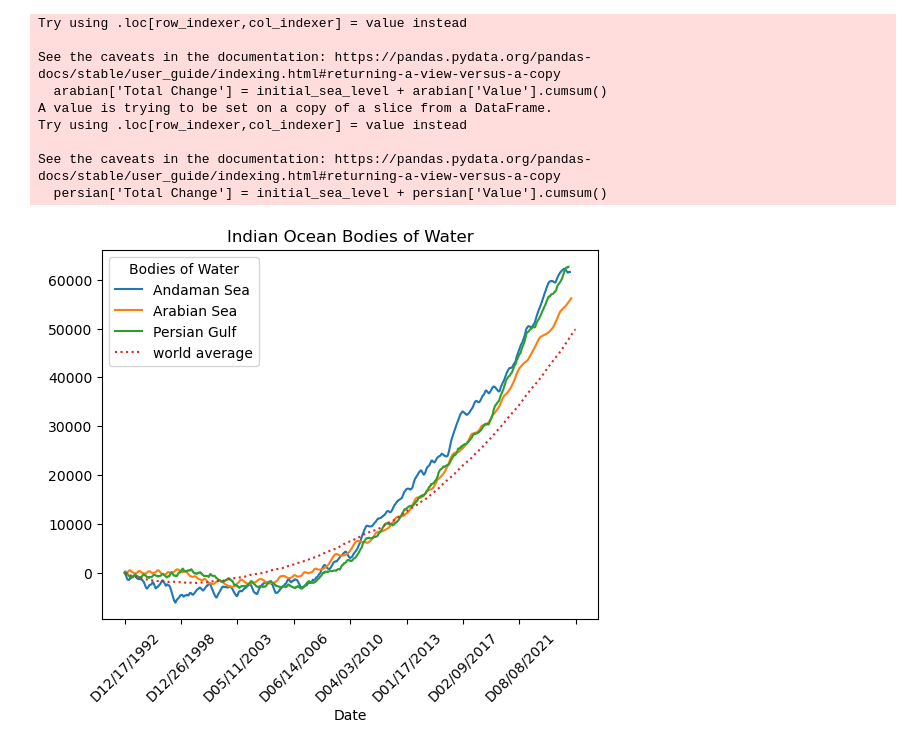
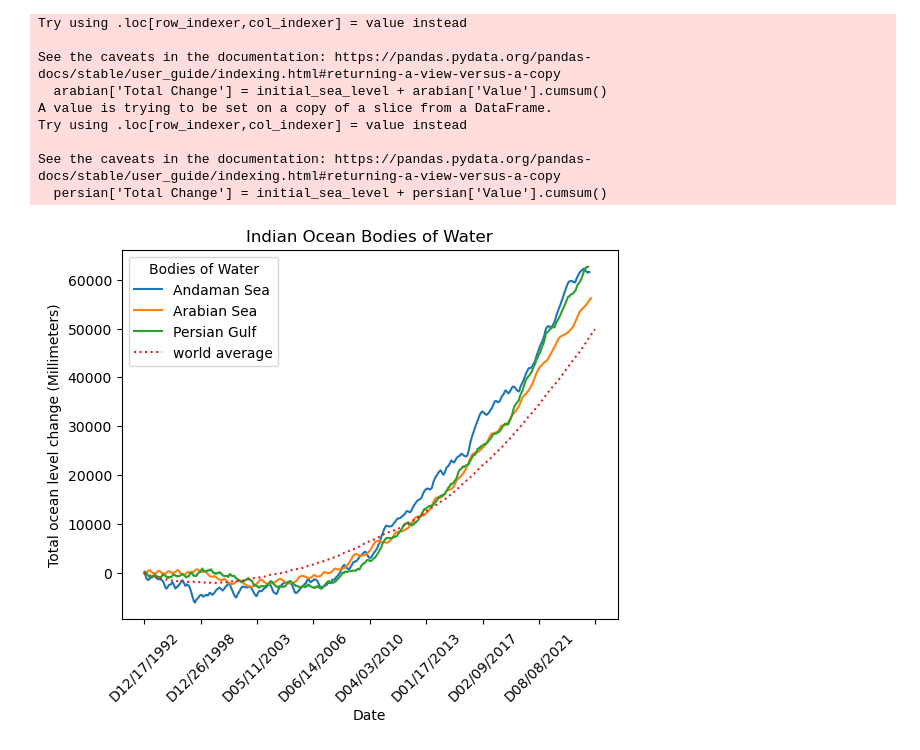
Before and after one commit to Ahshaam/Analysis_of_Sea_Levels, a Jupyter notebook: Project-1/Project_Notebook.ipynb, the cells around one changed output. Cells and saved outputs as stored; diff of their text form; code cells hidden in the pictures.

```diff
--- a/Project-1/Project_Notebook.ipynb
+++ b/Project-1/Project_Notebook.ipynb
@@ -549,16 +549,16 @@ See the caveats in the documentation: https://pandas.pydata.org/pandas-docs/stab
 # %%
 fig, ax5 = plt.subplots()
 
 andaman['Total Change'].plot(ax=ax5, kind='line', label='Andaman Sea')
 arabian['Total Change'].plot(ax=ax5, kind='line', label='Arabian Sea')
 persian['Total Change'].plot(ax=ax5, kind='line', label='Persian Gulf')
 world_df.plot(ax=ax5, kind='line', x='Date', y='Total Change', label='world average', linestyle = ':')
 
 plt.title('Indian Ocean Bodies of Water')
-ax.set_ylabel('Total ocean level change (Millimeters)')
-ax.set_xlabel('Date')
+ax5.set_ylabel('Total ocean level change (Millimeters)')
+ax5.set_xlabel('Date')
 plt.legend(title='Bodies of Water')
 plt.xticks(rotation=45)
 plt.show()
 # %% [output]
-[figure, old version]
+[figure, new version]
```
Also changed, not shown: parts of 9 cells of this notebook, 1 other file.
